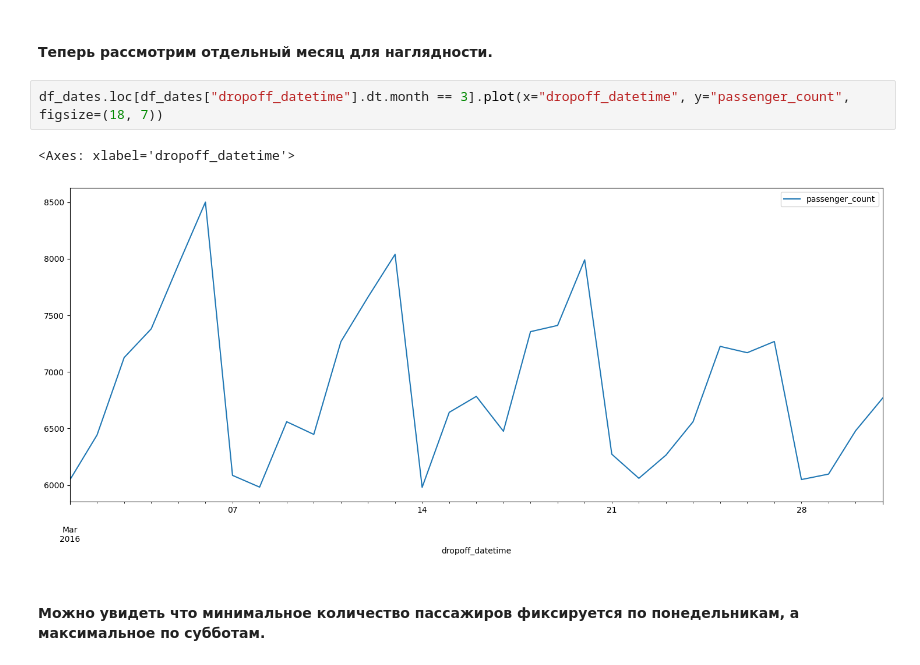
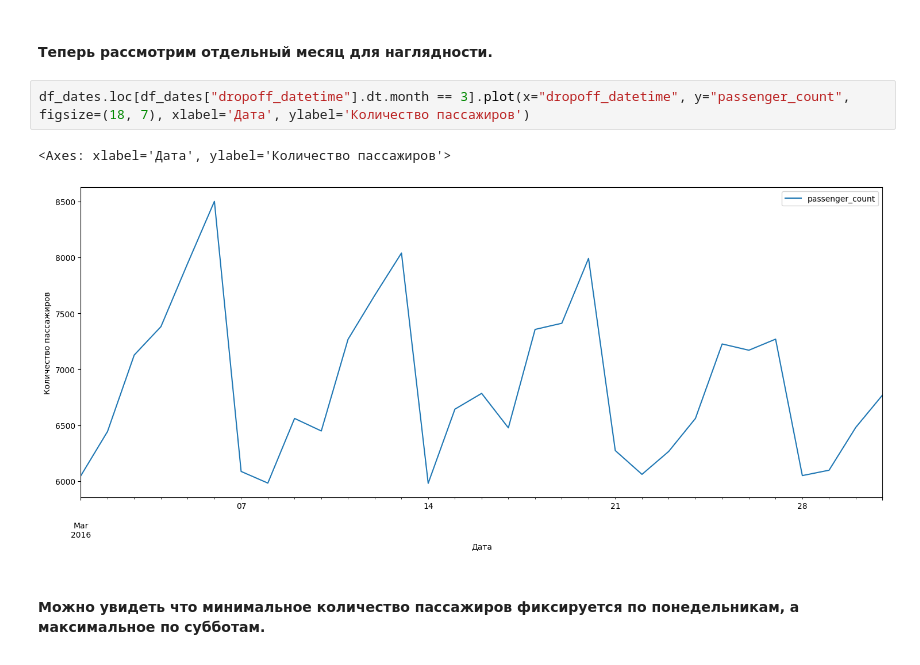
Before and after one commit to xrenvtomate/bigdata-project, a Jupyter notebook: notebooks/visualization.ipynb, the cells around one changed output. Cells and saved outputs as stored; diff of their text form.

```diff
--- a/notebooks/visualization.ipynb
+++ b/notebooks/visualization.ipynb
@@ -87,10 +85,10 @@ df_dates_a[['passenger_count', 'SMA7']].plot(figsize=(16, 8))
 # %% [markdown]
 #### Теперь рассмотрим отдельный месяц для наглядности.
 # %%
-df_dates.loc[df_dates["dropoff_datetime"].dt.month == 3].plot(x="dropoff_datetime", y="passenger_count", figsize=(18, 7))
+df_dates.loc[df_dates["dropoff_datetime"].dt.month == 3].plot(x="dropoff_datetime", y="passenger_count", figsize=(18, 7), xlabel='Дата', ylabel='Количество пассажиров')
 # %% [output]
-<Axes: xlabel='dropoff_datetime'>
+<Axes: xlabel='Дата', ylabel='Количество пассажиров'>
-[figure, old version]
+[figure, new version]
 # %% [markdown]
 #### Можно увидеть что минимальное количество пассажиров фиксируется по понедельникам, а максимальное по субботам.
 # %% [markdown]
```
Also changed, not shown: parts of 8 cells of this notebook, 9 other files.
